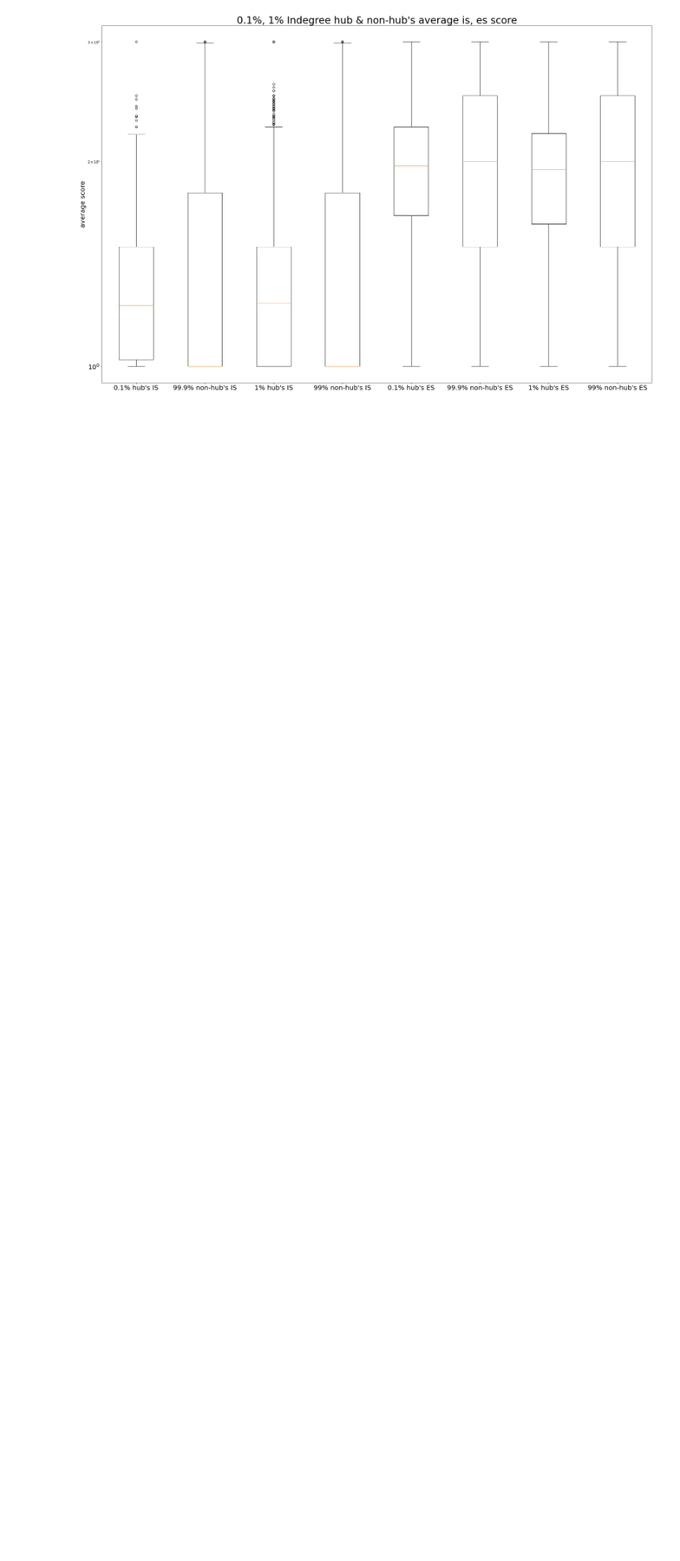
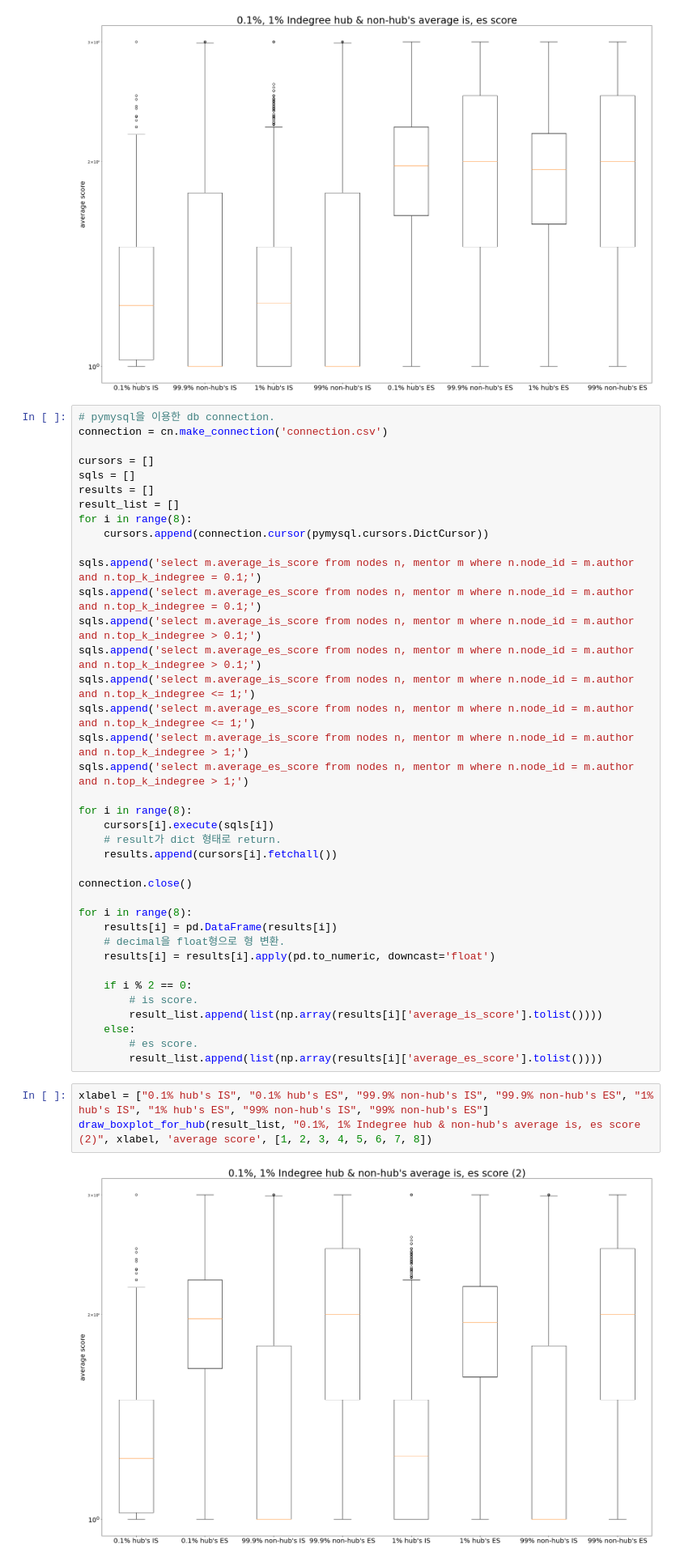
Before and after one commit to tr0up2r/plotting-and-graph-analysis, a Jupyter notebook: boxplot.ipynb, the cells around one changed output. Shown: that part at 81% size. Saved outputs shown, nothing was run; the diff lists cells and outputs as text; blank space fills up the shorter version.

```diff
--- a/boxplot.ipynb
+++ b/boxplot.ipynb
@@ -889,6 +932,49 @@ xlabel = ["0.1% hub's IS", "99.9% non-hub's IS", "1% hub's IS", "99% non-hub's I
 draw_boxplot_for_hub(result_list, "0.1%, 1% Indegree hub & non-hub's average is, es score", xlabel, 'average score', [1, 2, 3, 4, 5, 6, 7, 8])
 # %% [output]
 [figure]
+# %%
+# pymysql을 이용한 db connection.
+connection = cn.make_connection('connection.csv')
+
+cursors = []
+sqls = []
+results = []
+result_list = []
+for i in range(8):
+    cursors.append(connection.cursor(pymysql.cursors.DictCursor))
+
+sqls.append('select m.average_is_score from nodes n, mentor m where n.node_id = m.author and n.top_k_indegree = 0.1;')
+sqls.append('select m.average_es_score from nodes n, mentor m where n.node_id = m.author and n.top_k_indegree = 0.1;')
+sqls.append('select m.average_is_score from nodes n, mentor m where n.node_id = m.author and n.top_k_indegree > 0.1;')
+sqls.append('select m.average_es_score from nodes n, mentor m where n.node_id = m.author and n.top_k_indegree > 0.1;')
+sqls.append('select m.average_is_score from nodes n, mentor m where n.node_id = m.author and n.top_k_indegree <= 1;')
+sqls.append('select m.average_es_score from nodes n, mentor m where n.node_id = m.author and n.top_k_indegree <= 1;')
+sqls.append('select m.average_is_score from nodes n, mentor m where n.node_id = m.author and n.top_k_indegree > 1;')
+sqls.append('select m.average_es_score from nodes n, mentor m where n.node_id = m.author and n.top_k_indegree > 1;')
+
+for i in range(8):
+    cursors[i].execute(sqls[i])
+    # result가 dict 형태로 return.
+    results.append(cursors[i].fetchall())
+
+connection.close()
+
+for i in range(8):
+    results[i] = pd.DataFrame(results[i])
+    # decimal을 float형으로 형 변환.
+    results[i] = results[i].apply(pd.to_numeric, downcast='float')
+
+    if i % 2 == 0:
+        # is score.
+        result_list.append(list(np.array(results[i]['average_is_score'].tolist())))
+    else:
+        # es score.
+        result_list.append(list(np.array(results[i]['average_es_score'].tolist())))
+# %%
+xlabel = ["0.1% hub's IS", "0.1% hub's ES", "99.9% non-hub's IS", "99.9% non-hub's ES", "1% hub's IS", "1% hub's ES", "99% non-hub's IS", "99% non-hub's ES"]
+draw_boxplot_for_hub(result_list, "0.1%, 1% Indegree hub & non-hub's average is, es score (2)", xlabel, 'average score', [1, 2, 3, 4, 5, 6, 7, 8])
+# %% [output]
+[figure, added]
 # %%
 # pymysql을 이용한 db connection.
 connection = cn.make_connection('connection.csv')
```
Also changed, not shown: parts of 2 cells of this notebook, 1 other file.
